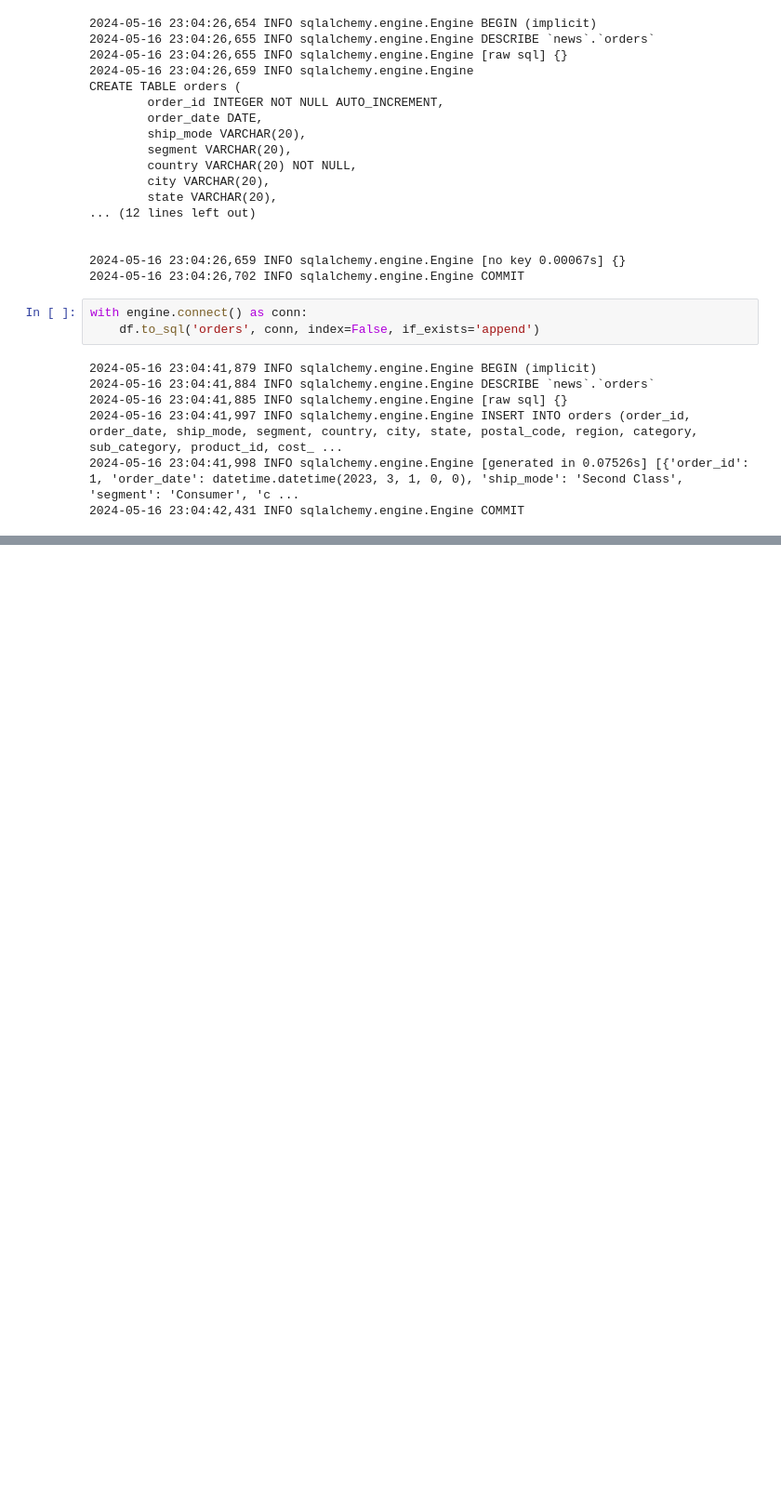
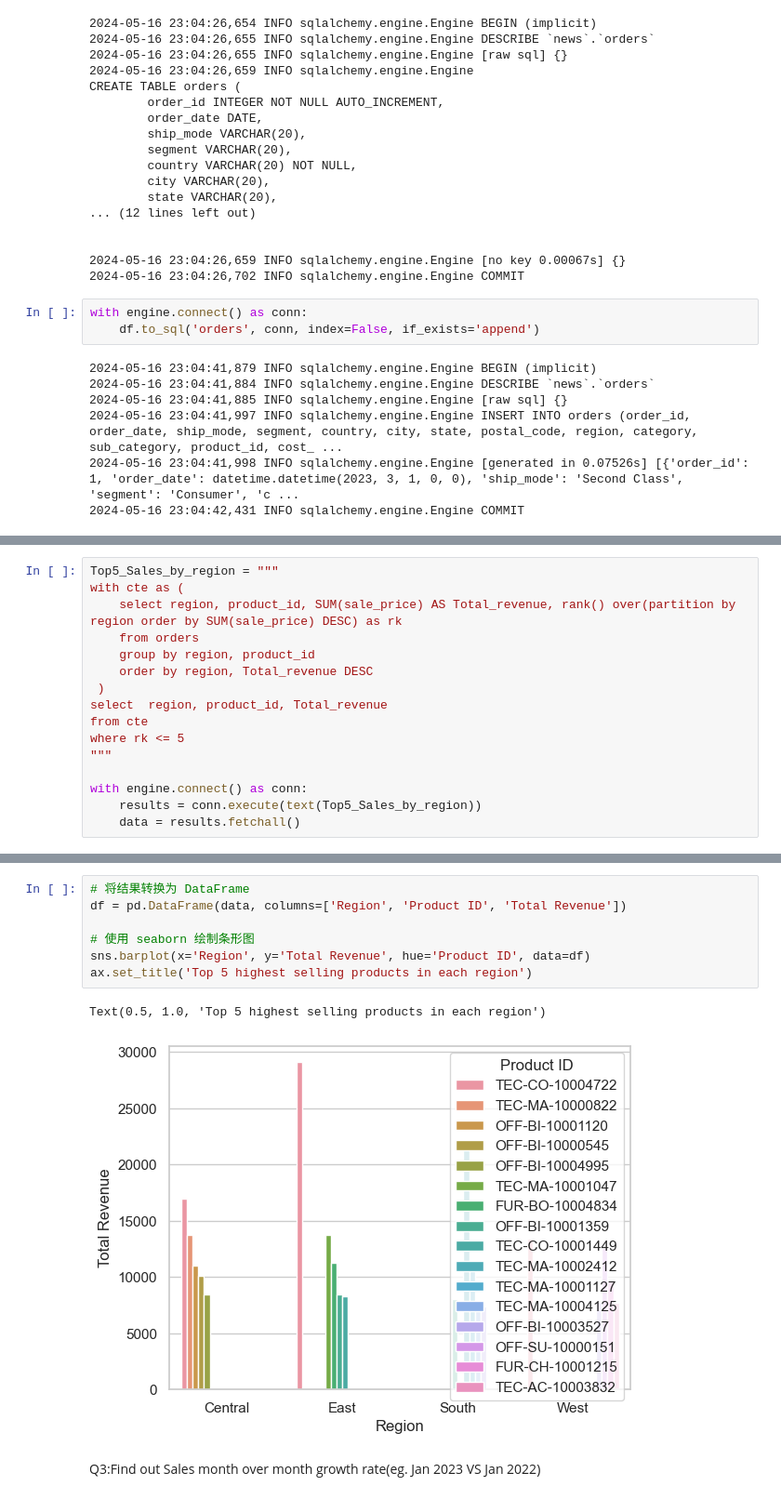
Before and after one commit to steve-yuan-8276/Python_Analysis_Project, a Jupyter notebook: Order_data_analysis/Orders_Data_Analysis.ipynb, the cells around one changed output, grey strips where cells are left out. Shown at 93% size. Cells and saved outputs as stored; diff of their text form; blank space fills up the shorter version.

Commit message:
finished order analysis projects
finished.

```diff
--- a/Order_data_analysis/Orders_Data_Analysis.ipynb
+++ b/Order_data_analysis/Orders_Data_Analysis.ipynb
@@ -220,0 +344,16 @@ with engine.connect() as conn:
+# %%
+Top5_Sales_by_region = """
+with cte as (
+    select region, product_id, SUM(sale_price) AS Total_revenue, rank() over(partition by region order by SUM(sale_price) DESC) as rk
+    from orders
+    group by region, product_id
+    order by region, Total_revenue DESC
+ )
+select  region, product_id, Total_revenue
+from cte
+where rk <= 5
+"""
+
+with engine.connect() as conn:
+    results = conn.execute(text(Top5_Sales_by_region))
+    data = results.fetchall()
@@ -220,0 +375,12 @@ with engine.connect() as conn:
+# %%
+# 将结果转换为 DataFrame
+df = pd.DataFrame(data, columns=['Region', 'Product ID', 'Total Revenue'])
+
+# 使用 seaborn 绘制条形图
+sns.barplot(x='Region', y='Total Revenue', hue='Product ID', data=df)
+ax.set_title('Top 5 highest selling products in each region')
+# %% [output]
+Text(0.5, 1.0, 'Top 5 highest selling products in each region')
+[figure, added]
+# %% [markdown]
+Q3:Find out Sales month over month growth rate(eg. Jan 2023 VS Jan 2022)
```
Also changed, not shown: parts of 14 cells of this notebook, 2 other files.
